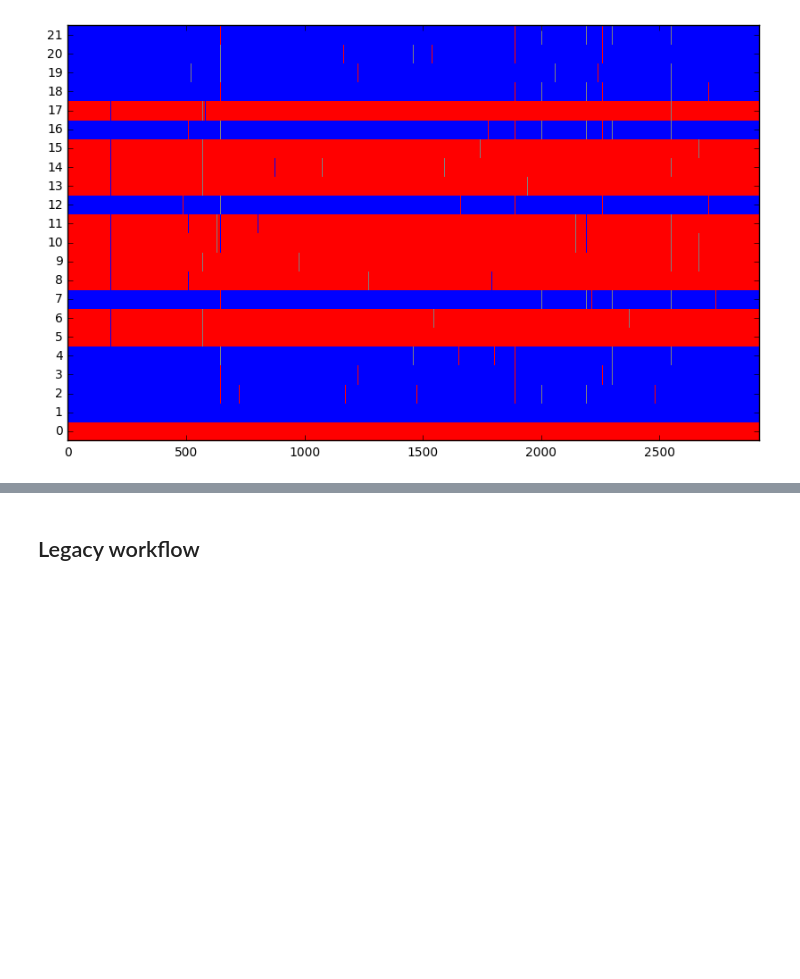
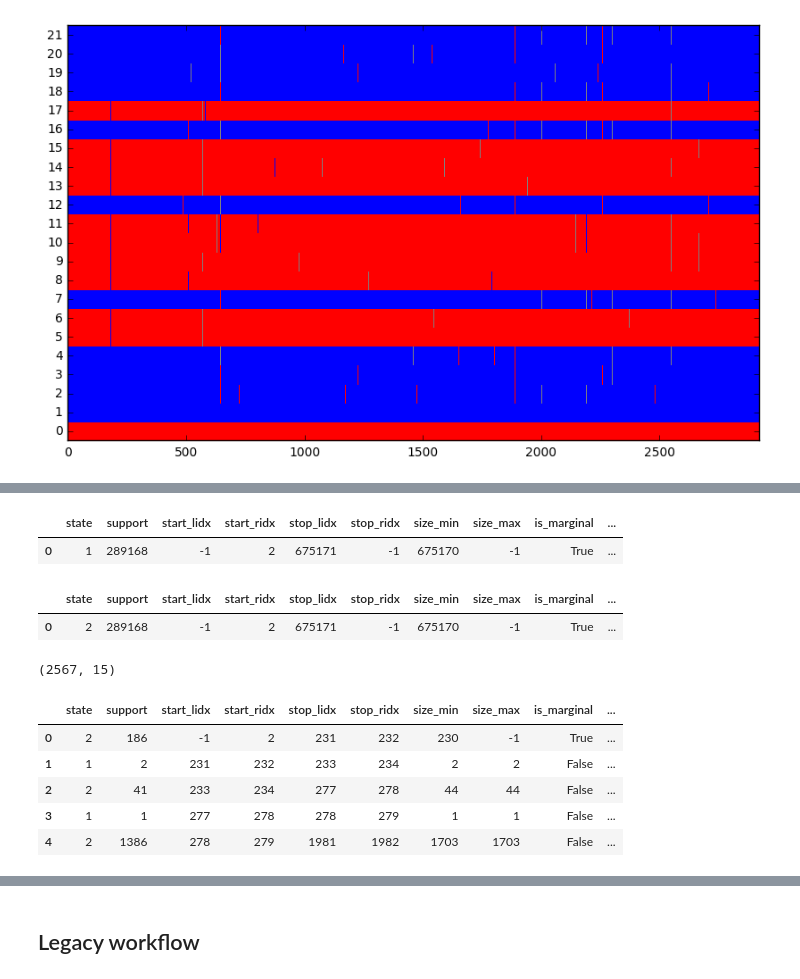
Before and after one commit to cggh/scikit-allel, a Jupyter notebook: notebooks/sandbox/phase_by_transmission.ipynb, the cells around one changed output, grey strips where cells are left out. Cells and saved outputs as stored; diff of their text form; code cells hidden in the pictures; blank space fills up the shorter version.

```diff
--- a/notebooks/sandbox/phase_by_transmission.ipynb
+++ b/notebooks/sandbox/phase_by_transmission.ipynb
@@ -132,6 +137,8 @@ genotype_cross_seg
 | 675169 | 0/1 | 0/0 | 0/1 | 0/1 | 0/0 | ... | 0/0 | 0/0 | 0/0 | 0/1 | 0/0 | ... |
 | 675170 | 0/1 | 0/0 | 0/1 | 0/1 | 0/0 | ... | 0/0 | 0/0 | 0/0 | 0/1 | 0/0 | ... |
 | 675171 | 0/1 | 0/0 | 0/1 | 0/1 | 0/0 | ... | 0/0 | 0/0 | 0/0 | 0/1 | 0/0 | ... |
+# %%
+pos_seg = pos.compress(ac_cross.is_segregating(), axis=0)
 # %%
 genotype_phased = allel.stats.phase_by_transmission(genotype_cross_seg, window_size=100)
 genotype_phased
@@ -250,0 +328,24 @@ plot_inheritance(genotype_phased[flt][::100], parent=1)
+# %%
+df_blocks = allel.tabulate_state_blocks(inh[:, 0], states=states, pos=pos_seg)
+df_blocks
+# %% [output]
+|  | state | support | start_lidx | start_ridx | stop_lidx | stop_ridx | size_min | size_max | is_marginal | ... |
+| 0 | 1 | 289168 | -1 | 2 | 675171 | -1 | 675170 | -1 | True | ... |
+# %%
+df_blocks = allel.tabulate_state_blocks(inh[:, 1], states=states, pos=pos_seg)
+df_blocks
+# %% [output]
+|  | state | support | start_lidx | start_ridx | stop_lidx | stop_ridx | size_min | size_max | is_marginal | ... |
+| 0 | 2 | 289168 | -1 | 2 | 675171 | -1 | 675170 | -1 | True | ... |
+# %%
+df_blocks = allel.tabulate_state_blocks(inh[:, 3], states=states, pos=pos_seg)
+print(df_blocks.shape)
+df_blocks.head()
+# %% [output]
+(2567, 15)
+|  | state | support | start_lidx | start_ridx | stop_lidx | stop_ridx | size_min | size_max | is_marginal | ... |
+| 0 | 2 | 186 | -1 | 2 | 231 | 232 | 230 | -1 | True | ... |
+| 1 | 1 | 2 | 231 | 232 | 233 | 234 | 2 | 2 | False | ... |
+| 2 | 2 | 41 | 233 | 234 | 277 | 278 | 44 | 44 | False | ... |
+| 3 | 1 | 1 | 277 | 278 | 278 | 279 | 1 | 1 | False | ... |
+| 4 | 2 | 1386 | 278 | 279 | 1981 | 1982 | 1703 | 1703 | False | ... |
```
Also changed, not shown: parts of 30 cells of this notebook, 8 other files.
